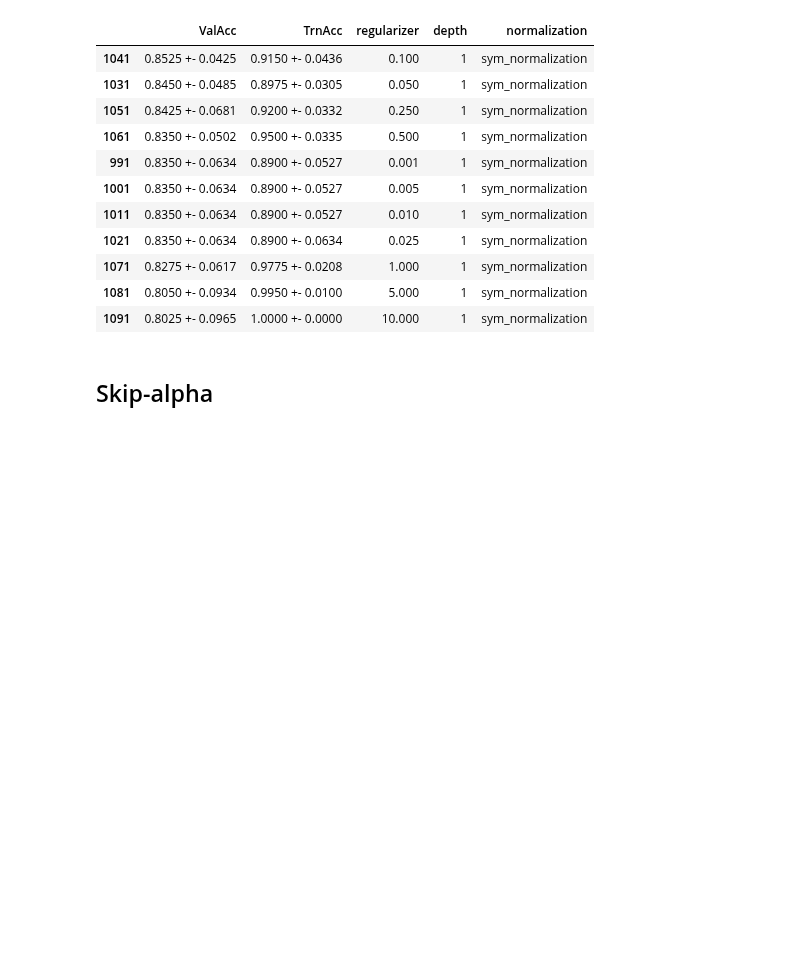
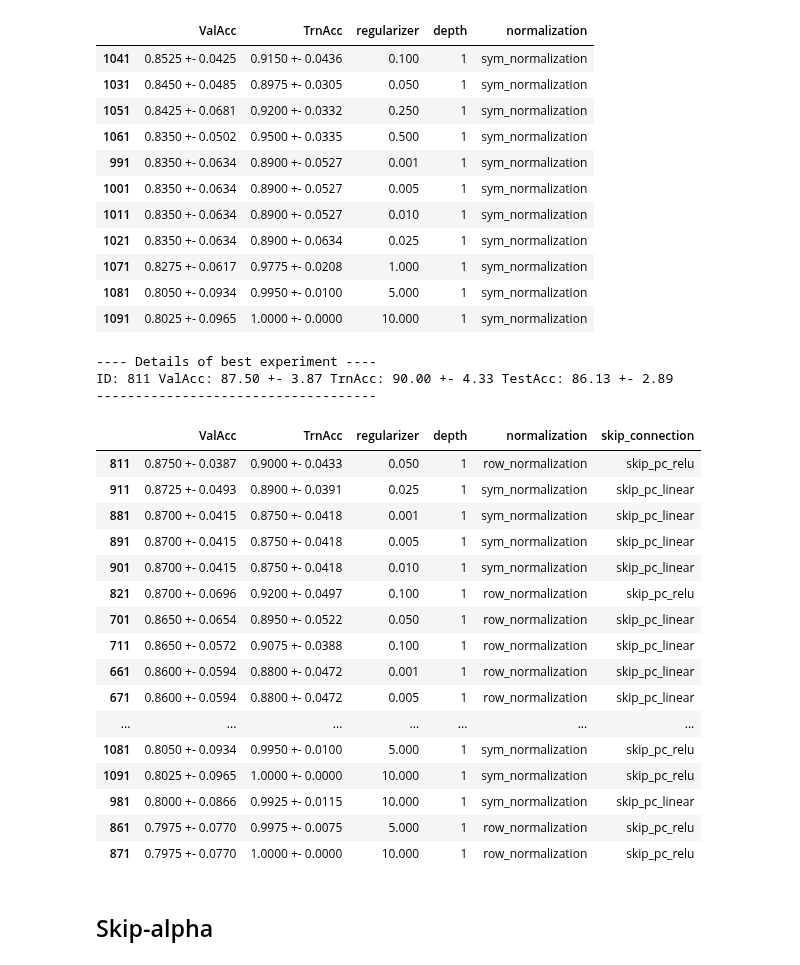
Before and after one commit to saper0/qpcert, a Jupyter notebook: notebooks/hyperparams/sbm.ipynb, the cells around one changed output. Cells and saved outputs as stored; diff of their text form; code cells hidden in the pictures; blank space fills up the shorter version.

Commit message:
Added config files, exp notebooks for  csbm sample-wise label certificates

```diff
--- a/notebooks/hyperparams/sbm.ipynb
+++ b/notebooks/hyperparams/sbm.ipynb
@@ -6,6 +6,8 @@
 # %%
 import utils
 import pandas as pd
+# %%
+pd.set_option('display.max_rows', 50)
 # %% [markdown]
 # SBM
 # %% [markdown]
@@ -430,6 +464,37 @@ ID: 1041 ValAcc: 85.25 +- 4.25 TrnAcc: 91.50 +- 4.36 TestAcc: 86.44 +- 2.73
 | 1071 | 0.8275 +- 0.0617 | 0.9775 +- 0.0208 | 1.000 | 1 | sym_normalization |
 | 1081 | 0.8050 +- 0.0934 | 0.9950 +- 0.0100 | 5.000 | 1 | sym_normalization |
 | 1091 | 0.8025 +- 0.0965 | 1.0000 +- 0.0000 | 10.000 | 1 | sym_normalization |
+# %%
+start_id = 661
+end_id = 1100
+n_seeds = 10
+hyperparams = ["regularizer","depth","normalization","skip_connection"]
+pred_method = "svm"
+dataset = "csbm"
+collection= "m_sbm_hyper_gcn"
+utils.get_best_hyperparams(start_id, end_id, n_seeds, hyperparams,
+                           pred_method, dataset, collection, use_seeds=n_seeds)
+# %% [output]
+---- Details of best experiment ----
+ID: 811 ValAcc: 87.50 +- 3.87 TrnAcc: 90.00 +- 4.33 TestAcc: 86.13 +- 2.89
+------------------------------------
+|  | ValAcc | TrnAcc | regularizer | depth | normalization | skip_connection |
+| 811 | 0.8750 +- 0.0387 | 0.9000 +- 0.0433 | 0.050 | 1 | row_normalization | skip_pc_relu |
+| 911 | 0.8725 +- 0.0493 | 0.8900 +- 0.0391 | 0.025 | 1 | sym_normalization | skip_pc_linear |
+| 881 | 0.8700 +- 0.0415 | 0.8750 +- 0.0418 | 0.001 | 1 | sym_normalization | skip_pc_linear |
+| 891 | 0.8700 +- 0.0415 | 0.8750 +- 0.0418 | 0.005 | 1 | sym_normalization | skip_pc_linear |
+| 901 | 0.8700 +- 0.0415 | 0.8750 +- 0.0418 | 0.010 | 1 | sym_normalization | skip_pc_linear |
+| 821 | 0.8700 +- 0.0696 | 0.9200 +- 0.0497 | 0.100 | 1 | row_normalization | skip_pc_relu |
+| 701 | 0.8650 +- 0.0654 | 0.8950 +- 0.0522 | 0.050 | 1 | row_normalization | skip_pc_linear |
+| 711 | 0.8650 +- 0.0572 | 0.9075 +- 0.0388 | 0.100 | 1 | row_normalization | skip_pc_linear |
+| 661 | 0.8600 +- 0.0594 | 0.8800 +- 0.0472 | 0.001 | 1 | row_normalization | skip_pc_linear |
+| 671 | 0.8600 +- 0.0594 | 0.8800 +- 0.0472 | 0.005 | 1 | row_normalization | skip_pc_linear |
+| ... | ... | ... | ... | ... | ... | ... |
+| 1081 | 0.8050 +- 0.0934 | 0.9950 +- 0.0100 | 5.000 | 1 | sym_normalization | skip_pc_relu |
+| 1091 | 0.8025 +- 0.0965 | 1.0000 +- 0.0000 | 10.000 | 1 | sym_normalization | skip_pc_relu |
+| 981 | 0.8000 +- 0.0866 | 0.9925 +- 0.0115 | 10.000 | 1 | sym_normalization | skip_pc_linear |
+| 861 | 0.7975 +- 0.0770 | 0.9975 +- 0.0075 | 5.000 | 1 | row_normalization | skip_pc_relu |
+| 871 | 0.7975 +- 0.0770 | 1.0000 +- 0.0000 | 10.000 | 1 | row_normalization | skip_pc_relu |
 # %% [markdown]
 ## Skip-alpha
 # %%
```
Also changed, not shown: parts of 28 cells of this notebook, 4 other files.
